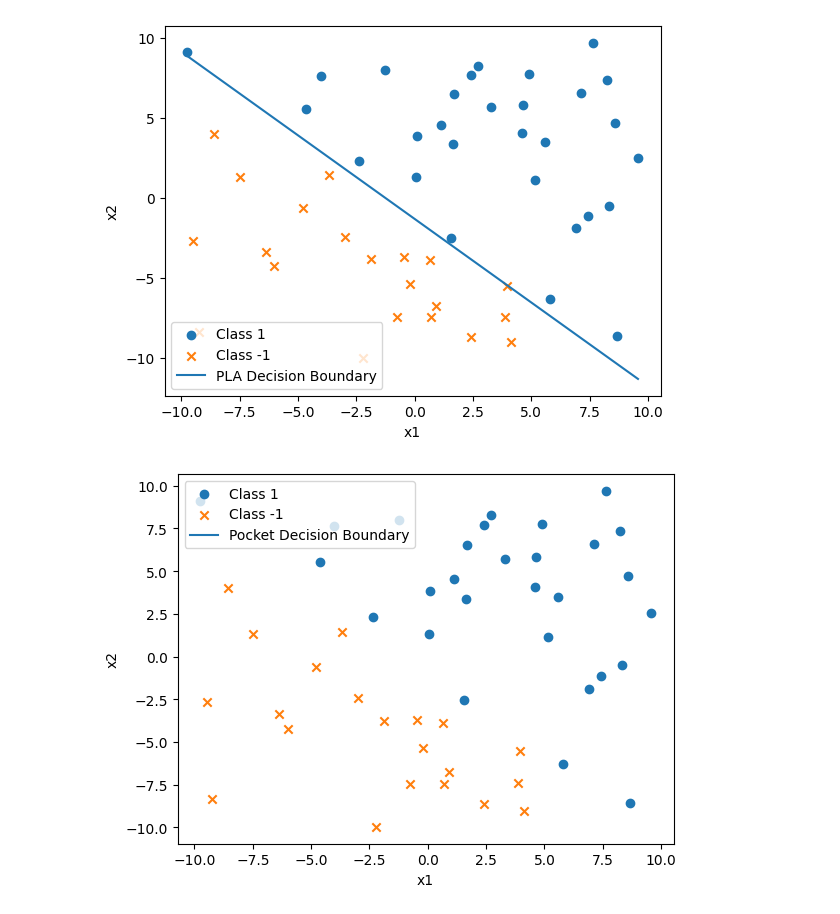
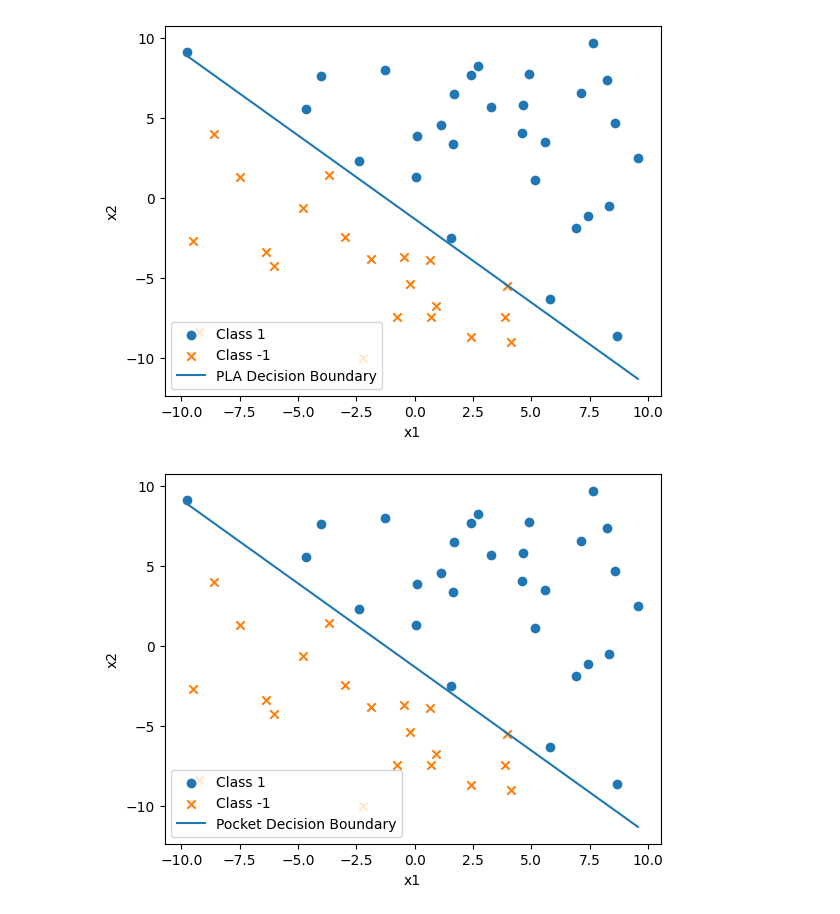
Before and after one commit to nsk20/CMPE257-Fall23-ShyamKumar-Nalluri, a Jupyter notebook: Class_Activity1.ipynb, the cells around one changed output. Saved outputs shown, nothing was run; the diff lists cells and outputs as text; code cells hidden in the pictures.

```diff
--- a/Class_Activity1.ipynb
+++ b/Class_Activity1.ipynb
@@ -90,47 +90,43 @@ plt.show()
 # %% [output]
 [figure]
 # %%
-X = df[['x0', 'x1', 'x2']].values
-y = df['y'].values
 
-# Initialize weights for Pocket Algorithm
-weights_pocket = np.zeros(3)
-best_weights_pocket = np.copy(weights_pocket)
+
+# Initialize weights
+weights = np.zeros(3)
 
 # Define the number of iterations (you can adjust this)
 max_iterations = 1000
 
 # Define the learning rate (you can adjust this)
 learning_rate = 1.0
 
-# Initialize variables to keep track of the best weights and misclassified points
-max_correctly_classified = 0
-
 # Pocket Algorithm
+best_weights = weights
 for iteration in range(max_iterations):
     misclassified = 0
     for i in range(len(X)):
-        if np.dot(X[i], weights_pocket) * y[i] <= 0:
-            weights_pocket += learning_rate * X[i] * y[i]
+        if np.dot(X[i], weights) * y[i] <= 0:
+            weights += learning_rate * X[i] * y[i]
             misclassified += 1
-    if misclassified < max_correctly_classified:
-        max_correctly_classified = misclassified
-        best_weights_pocket = np.copy(weights_pocket)
     if misclassified == 0:
         break
+
+    if np.all(np.dot(X, weights) * y > np.dot(X, best_weights) * y):
+        best_weights = weights
 
 # Plot the dataset
 plt.scatter(df['x1'][df['y'] == 1], df['x2'][df['y'] == 1], label='Class 1', marker='o')
 plt.scatter(df['x1'][df['y'] == -1], df['x2'][df['y'] == -1], label='Class -1', marker='x')
 
 # Plot the decision boundary for Pocket Algorithm
 x_pocket = np.linspace(df['x1'].min(), df['x1'].max(), 100)
-y_pocket = (-best_weights_pocket[0] - best_weights_pocket[1] * x_pocket) / best_weights_pocket[2]
+y_pocket = (-best_weights[0] - best_weights[1] * x_pocket) / best_weights[2]
 plt.plot(x_pocket, y_pocket, label='Pocket Decision Boundary', linestyle='-')
 
 plt.xlabel('x1')
 plt.ylabel('x2')
 plt.legend()
 plt.show()
 # %% [output]
-[figure, old version]
+[figure, new version]
```
